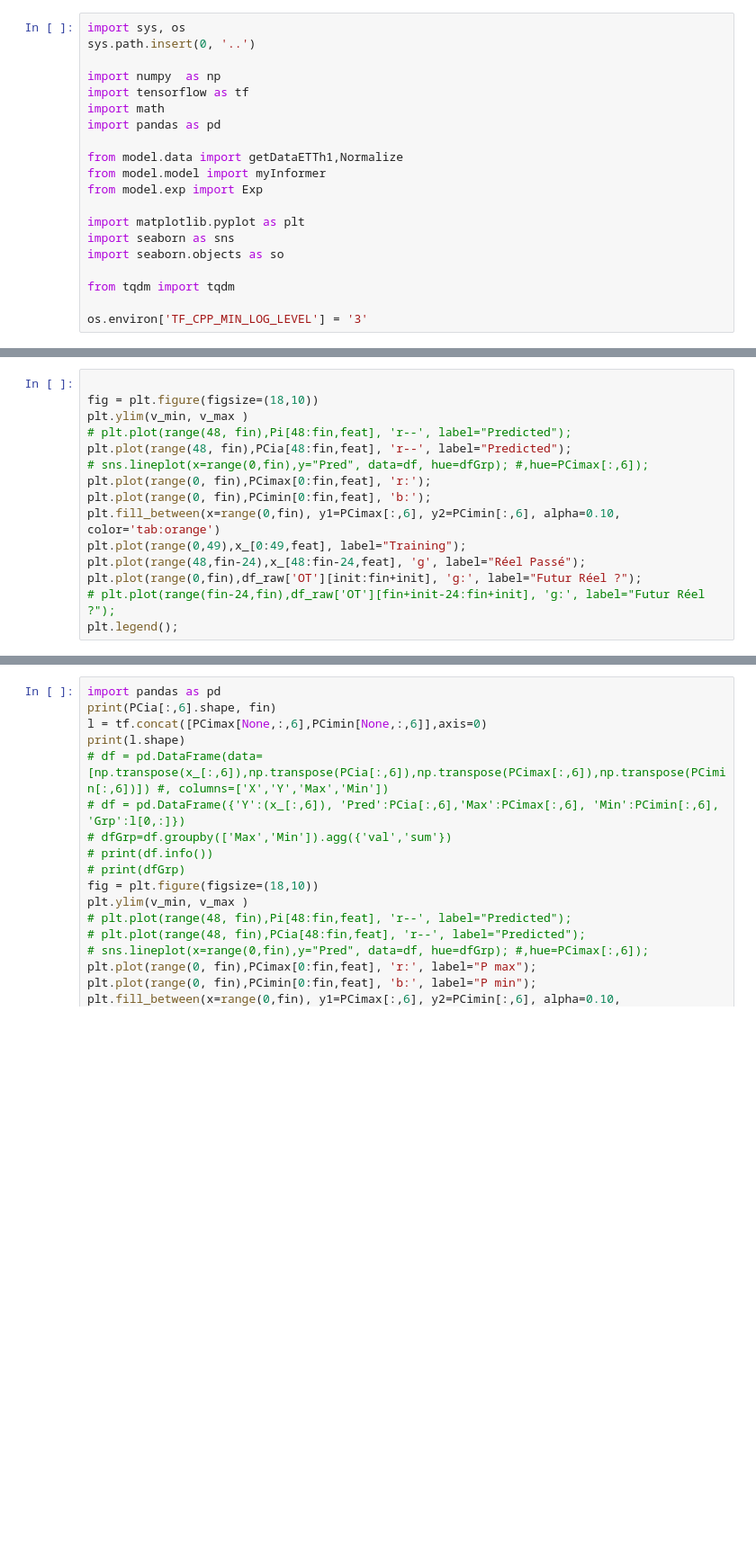
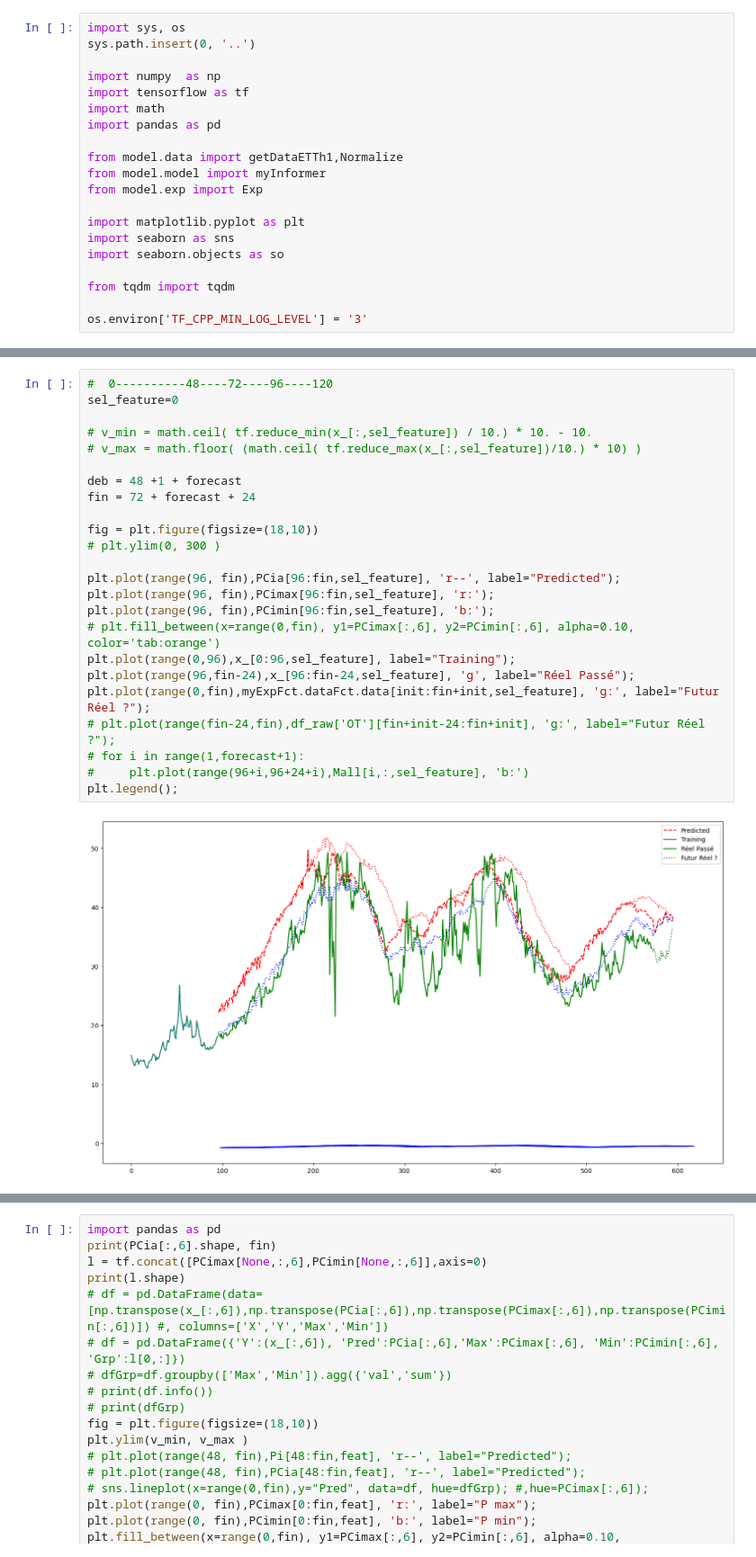
Before and after one commit to e-coucou/Machine-Learning, a Jupyter notebook: 1-Projet/Achats/ep/Gas - Fixing/informer/test-init/test_2.ipynb, the cells around one changed output, grey strips where cells are left out. Shown at 90% size. Cells and saved outputs as stored; diff of their text form; blank space fills up the shorter version.

```diff
--- a/1-Projet/Achats/ep/Gas - Fixing/informer/test-init/test_2.ipynb
+++ b/1-Projet/Achats/ep/Gas - Fixing/informer/test-init/test_2.ipynb
@@ -159,18 +174,29 @@ fin = 72 + forecast
 # %%
+#  0----------48----72----96----120
+sel_feature=0
+
+# v_min = math.ceil( tf.reduce_min(x_[:,sel_feature]) / 10.) * 10. - 10.
+# v_max = math.floor( (math.ceil( tf.reduce_max(x_[:,sel_feature])/10.) * 10) )
+
+deb = 48 +1 + forecast
+fin = 72 + forecast + 24
 
 fig = plt.figure(figsize=(18,10))
-plt.ylim(v_min, v_max )
-# plt.plot(range(48, fin),Pi[48:fin,feat], 'r--', label="Predicted");
-plt.plot(range(48, fin),PCia[48:fin,feat], 'r--', label="Predicted");
-# sns.lineplot(x=range(0,fin),y="Pred", data=df, hue=dfGrp); #,hue=PCimax[:,6]);
-plt.plot(range(0, fin),PCimax[0:fin,feat], 'r:');
-plt.plot(range(0, fin),PCimin[0:fin,feat], 'b:');
-plt.fill_between(x=range(0,fin), y1=PCimax[:,6], y2=PCimin[:,6], alpha=0.10, color='tab:orange')
-plt.plot(range(0,49),x_[0:49,feat], label="Training");
-plt.plot(range(48,fin-24),x_[48:fin-24,feat], 'g', label="Réel Passé");
-plt.plot(range(0,fin),df_raw['OT'][init:fin+init], 'g:', label="Futur Réel ?");
+# plt.ylim(0, 300 )
+
+plt.plot(range(96, fin),PCia[96:fin,sel_feature], 'r--', label="Predicted");
+plt.plot(range(96, fin),PCimax[96:fin,sel_feature], 'r:');
+plt.plot(range(96, fin),PCimin[96:fin,sel_feature], 'b:');
+# plt.fill_between(x=range(0,fin), y1=PCimax[:,6], y2=PCimin[:,6], alpha=0.10, color='tab:orange')
+plt.plot(range(0,96),x_[0:96,sel_feature], label="Training");
+plt.plot(range(96,fin-24),x_[96:fin-24,sel_feature], 'g', label="Réel Passé");
+plt.plot(range(0,fin),myExpFct.dataFct.data[init:fin+init,sel_feature], 'g:', label="Futur Réel ?");
 # plt.plot(range(fin-24,fin),df_raw['OT'][fin+init-24:fin+init], 'g:', label="Futur Réel ?");
+# for i in range(1,forecast+1):
+#     plt.plot(range(96+i,96+24+i),Mall[i,:,sel_feature], 'b:')
 plt.legend();
+# %% [output]
+[figure, added]
 # %%
 
 print(Mall.shape)
```
Also changed, not shown: parts of 7 cells of this notebook, 14 other files.
